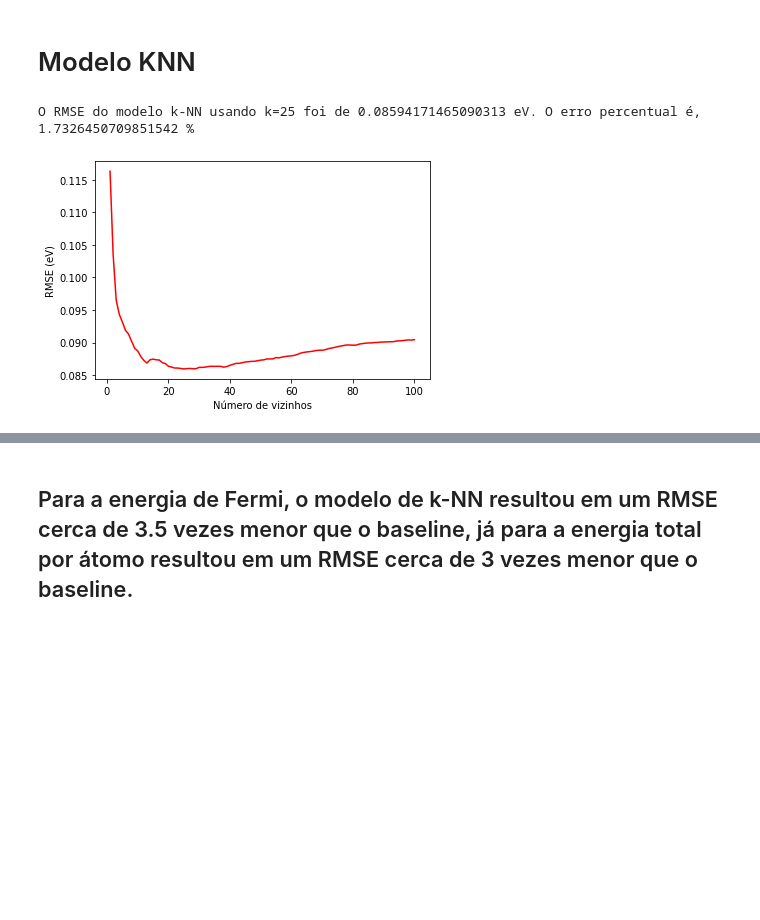
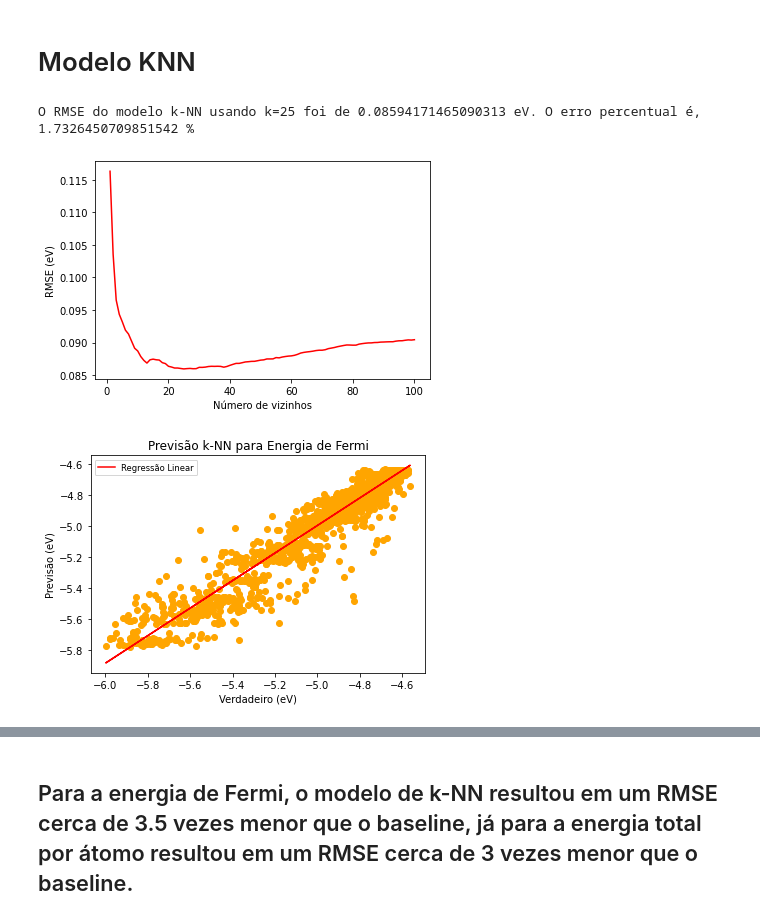
Before and after one commit to Karl-Marcos/ML-2022-DIMP, a Jupyter notebook: bloco_2.ipynb, the cells around one changed output, grey strips where cells are left out. Saved outputs shown, nothing was run; the diff lists cells and outputs as text; code cells hidden in the pictures; blank space fills up the shorter version.

Commit message:
scatter plots inspirados na palestra sobre VRIDO

```diff
--- a/bloco_2.ipynb
+++ b/bloco_2.ipynb
@@ -130,7 +131,7 @@ O RMSE do modelo baseline foi de 2.353630547946566, porcentagem em relação a m
 # %%
 #Cria o algoritmo de identificação de vizinhos mais próximos;
 
-def identificacaoknn(x_treino, y_treino, x_teste, y_teste): #Definir uma função para calcular os vizinhos, já que temos dois targets numéricos
+def identificacaoknn(x_treino, y_treino, x_teste, y_teste, target_name): #Definir uma função para calcular os vizinhos, já que temos dois targets numéricos
     ""
     media_teste = y_teste.mean()
     media_treino = y_treino.mean()
@@ -138,7 +139,8 @@ def identificacaoknn(x_treino, y_treino, x_teste, y_teste): #Definir uma funçã
     from sklearn.metrics import mean_squared_error
     from sklearn.neighbors import KNeighborsRegressor
 
-    numero_vizinhos = range(1, 101) #lista para testar diferentes números de vixinhos
+    #variando o hiperparâmetro k, que corresponde ao numero de vizinhos
+    numero_vizinhos = range(1, 101)
     rmse = []
     for n in numero_vizinhos: #for para testar
         # função para criar o modelo com a qtde n de vizinhos
@@ -161,12 +163,40 @@ def identificacaoknn(x_treino, y_treino, x_teste, y_teste): #Definir uma funçã
     ax1.set_xlabel('Número de vizinhos')
     ax1.set_ylabel('RMSE (eV)')
 
+    def reta(x, a, b):
+        return a*x + b
+
+    reta_model=lmfit.Model(reta)
+
+        #se der errado tentar mexer nesses valores do chute inicial:
+
+    reta_model.set_param_hint('a',value=1,min= -1000000,max=3000000,vary=True)
+    reta_model.set_param_hint('b',value=1,min=-200000,max=2000000,vary=True)
+    param = reta_model.make_params()
+
+    results = reta_model.fit(y_previsao, x = y_verdadeiro, params = param)
+    #print(results.fit_report())
+
+    fig, ax2 = plt.subplots(1,1)
+    ax2.scatter(y_verdadeiro, y_previsao, c = 'orange')
+    ax2.plot(y_verdadeiro,results.best_fit,label="Regressão Linear", c = 'r') ; ax2.legend(fontsize='small')
+
+    if target_name ==  'Energia de Fermi':
+        ax2.set_title('Previsão k-NN para Energia de Fermi')
+    if target_name == 'Energia por Átomo':
+        ax2.set_title('Previsão k-NN para Energia por Átomo')
+
+    ax2.set_xlabel('Verdadeiro (eV)')
+    ax2.set_ylabel('Previsão (eV)')
+
+
     m = min(rmse)
     km = numero_vizinhos[rmse.index(m)]
     print(f"O RMSE do modelo k-NN usando k={km} foi de {m} eV. O erro percentual é, {abs((m/media_teste) * 100)} %")
 # %%
-identificacaoknn(x_treino_fe, y_treino_fe, x_teste_fe, y_teste_fe)
+identificacaoknn(x_treino_fe, y_treino_fe, x_teste_fe, y_teste_fe, 'Energia de Fermi')
 # %% [output]
 O RMSE do modelo k-NN usando k=25 foi de 0.08594171465090313 eV. O erro percentual é, 1.7326450709851542 %
 [figure]
+[figure, added]
 # %%
```
Also changed, not shown: parts of 8 cells of this notebook.
